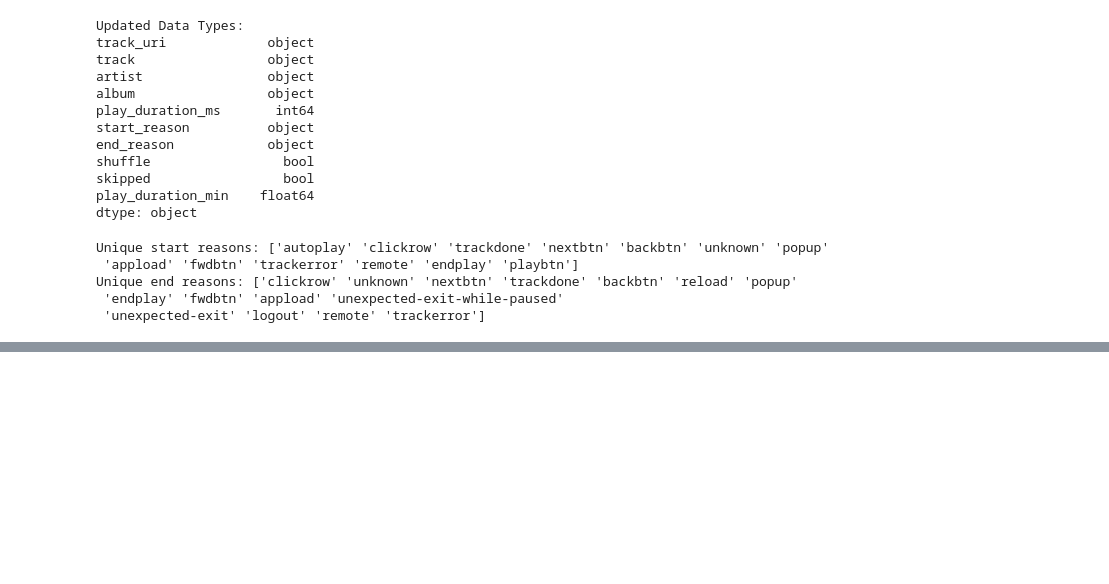
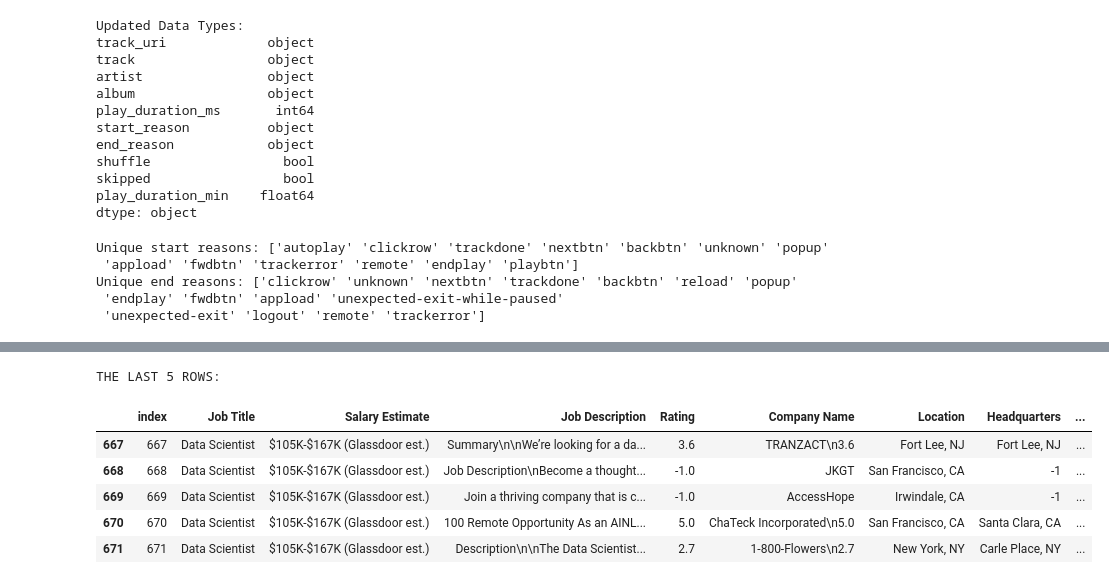
Before and after one commit to deepavarshini09/SoftNexisTechnology_Tasks, a Jupyter notebook: task1_snt.ipynb, the cells around one changed output, grey strips where cells are left out. Saved outputs shown, nothing was run; the diff lists cells and outputs as text; code cells hidden in the pictures; blank space fills up the shorter version.

```diff
--- a/task1_snt.ipynb
+++ b/task1_snt.ipynb
@@ -1002,0 +1058,11 @@ df.to_csv("spotify_cleaned.csv", index=False)
+# %%
+print("THE LAST 5 ROWS:")
+data.tail(5)
+# %% [output]
+THE LAST 5 ROWS:
+|  | index | Job Title | Salary Estimate | Job Description | Rating | Company Name | Location | Headquarters | ... |
+| 667 | 667 | Data Scientist | $105K-$167K (Glassdoor est.) | Summary\n\nWe’re looking for a da... | 3.6 | TRANZACT\n3.6 | Fort Lee, NJ | Fort Lee, NJ | ... |
+| 668 | 668 | Data Scientist | $105K-$167K (Glassdoor est.) | Job Description\nBecome a thought... | -1.0 | JKGT | San Francisco, CA | -1 | ... |
+| 669 | 669 | Data Scientist | $105K-$167K (Glassdoor est.) | Join a thriving company that is c... | -1.0 | AccessHope | Irwindale, CA | -1 | ... |
+| 670 | 670 | Data Scientist | $105K-$167K (Glassdoor est.) | 100 Remote Opportunity As an AINL... | 5.0 | ChaTeck Incorporated\n5.0 | San Francisco, CA | Santa Clara, CA | ... |
+| 671 | 671 | Data Scientist | $105K-$167K (Glassdoor est.) | Description\n\nThe Data Scientist... | 2.7 | 1-800-Flowers\n2.7 | New York, NY | Carle Place, NY | ... |
```
Also changed, not shown: parts of 18 cells of this notebook.
